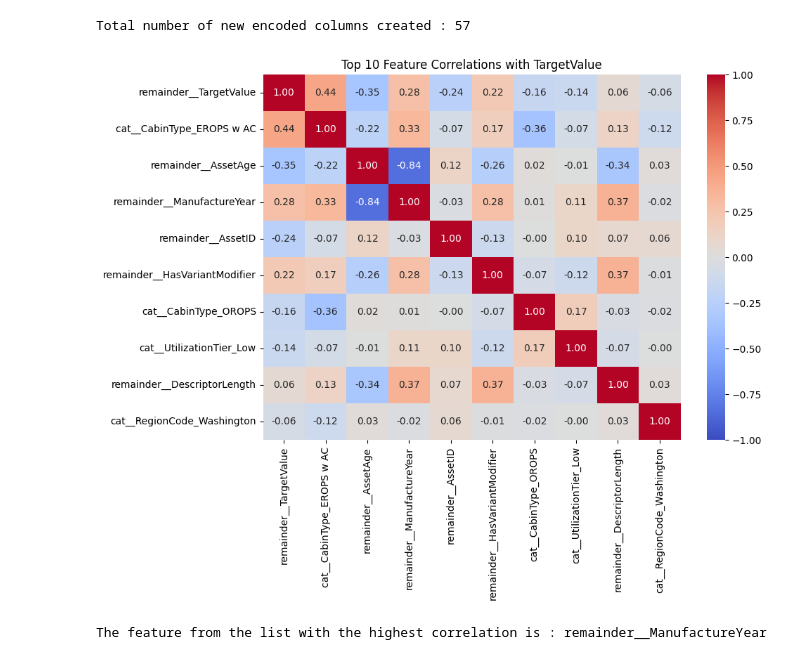
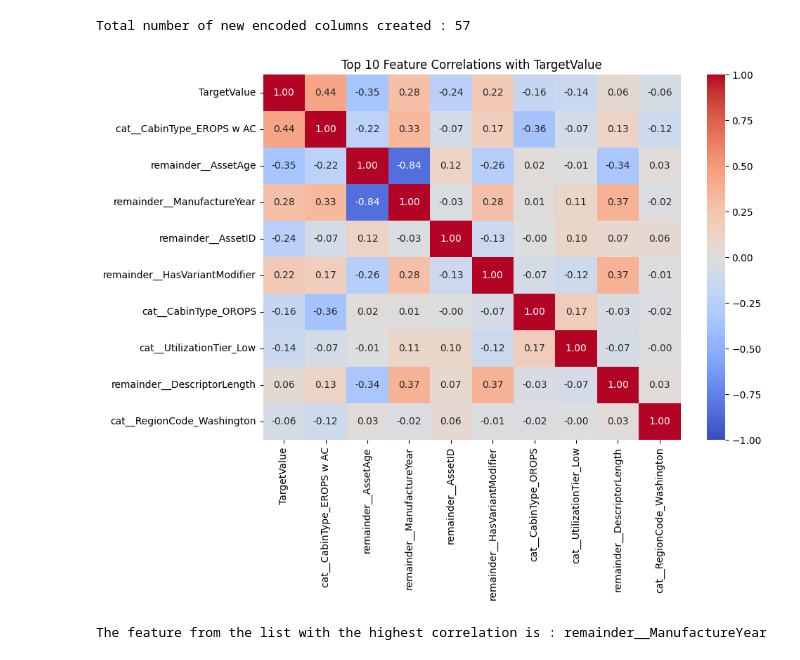
Before and after one commit to Shivansh-0606/Heavy-Equipment-Selling-Price-Prediction, a Jupyter notebook: main.ipynb, the cells around one changed output. Drawn from its saved outputs; the diff is of its cells as text; code cells hidden in the pictures.

Commit message:
Kaggle Notebook | 24f3002824-notebook-2026t2 | Version 10

```diff
--- a/main.ipynb
+++ b/main.ipynb
@@ -28,8 +28,8 @@ import kagglehub
 /kaggle/input/competitions/heavy-equipment-selling-price-prediction-challenge/metadata.csv
 /kaggle/input/competitions/heavy-equipment-selling-price-prediction-challenge/test.csv
 # %%
-train_df = pd.read_csv('/kaggle/input/competitions/heavy-equipment-selling-price-prediction-challenge/train.csv')
-test_df = pd.read_csv('/kaggle/input/competitions/heavy-equipment-selling-price-prediction-challenge/test.csv')
+train_df = pd.read_csv('/kaggle/input/competitions/heavy-equipment-selling-price-prediction-challenge/train.csv', low_memory=False)
+test_df = pd.read_csv('/kaggle/input/competitions/heavy-equipment-selling-price-prediction-challenge/test.csv', low_memory=False)
 # %%
 train_df.info()
 # %% [output]
@@ -164,9 +164,8 @@ print(f'The most common machinery is : {Most_Common_Machinery}')
 # %% [output]
 The most common machinery is : Hydraulic Excavator, Track - 21.0 to 24.0 Metric Tons
 # %%
-#Replace 1001 with NaN
-train_df['ManufactureYear'] = train_df['ManufactureYear'].replace(1001,np.nan)
-test_df['ManufactureYear'] = test_df['ManufactureYear'].replace(1001,np.nan)
+train_df['ManufactureYear'] = train_df['ManufactureYear'].replace([0, 1000, 1001], np.nan)
+test_df['ManufactureYear'] = test_df['ManufactureYear'].replace([0, 1000, 1001], np.nan)
 # %%
 #1 Convert TransactionDate to a proper datetime object
 train_df['TransactionDate'] = pd.to_datetime(train_df['TransactionDate'])
@@ -256,10 +255,20 @@ preprocessor = ColumnTransformer(
 preprocessor.set_output(transform = "pandas")
 
 if all(col in train_df.columns for col in columns_to_encode):
-    test_df['TargetValue'] = 0
-    train_df = preprocessor.fit_transform(train_df)
-    test_df = preprocessor.transform(test_df)
-    test_df = test_df.drop(columns=['remainder__TargetValue'], errors='ignore')
+
+    y_train = train_df['TargetValue']
+    X_train = train_df.drop(columns=['TargetValue'])
+    X_test = test_df.copy()
+
+
+    train_df_encoded = preprocessor.fit_transform(X_train)
+    test_df_encoded = preprocessor.transform(X_test)
+
+
+    train_df = train_df_encoded.copy()
+    train_df['TargetValue'] = y_train.values
+    test_df = test_df_encoded.copy()
+
     print("Columns successfully one-hot encoded.")
 else:
     print("Original categorical columns not found. Assuming one-hot encoding has already been applied.")
@@ -282,20 +291,20 @@ Total number of new encoded columns created : 57
 # %%
 import seaborn as sns
 import matplotlib.pyplot as plt
 
 correlation_matrix = train_df.corr(numeric_only=True)
-target_correlation = correlation_matrix['remainder__TargetValue'].sort_values(ascending=False)
+target_correlation = correlation_matrix['TargetValue'].sort_values(ascending=False)
 
 plt.figure(figsize=(10, 8))
 
-top_features = correlation_matrix.abs().nlargest(10,'remainder__TargetValue')['remainder__TargetValue'].index
+top_features = correlation_matrix.abs().nlargest(10,'TargetValue')['TargetValue'].index
 top_corr_matrix = train_df[top_features].corr(numeric_only=True)
 sns.heatmap(top_corr_matrix, annot=True, cmap='coolwarm', fmt=".2f", vmin=-1, vmax=1)
 plt.title("Top 10 Feature Correlations with TargetValue")
 plt.tight_layout()
 plt.show()
 # %% [output]
-[figure, old version]
+[figure, new version]
 # %%
 options = ['remainder__ManufactureYear', 'remainder__OperationalHoursMeter', 'remainder__AssetID', 'remainder__ProductConfigID']
 
```
Also changed, not shown: parts of 4 cells of this notebook.
